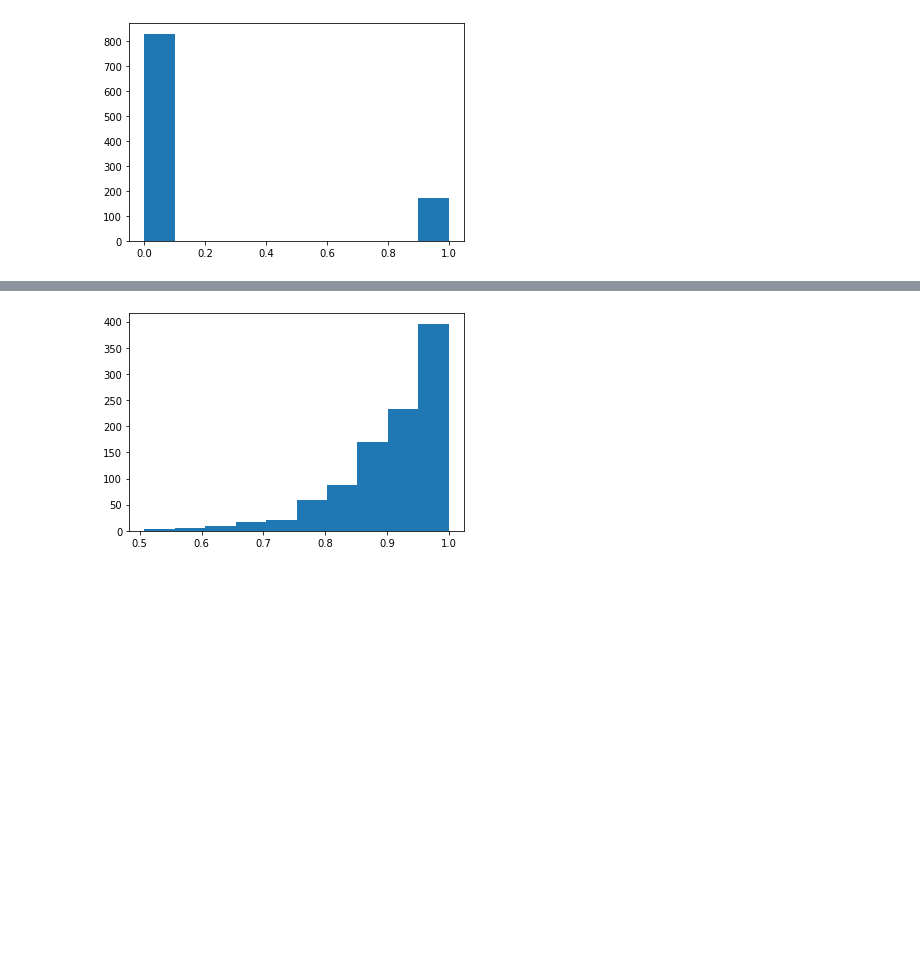
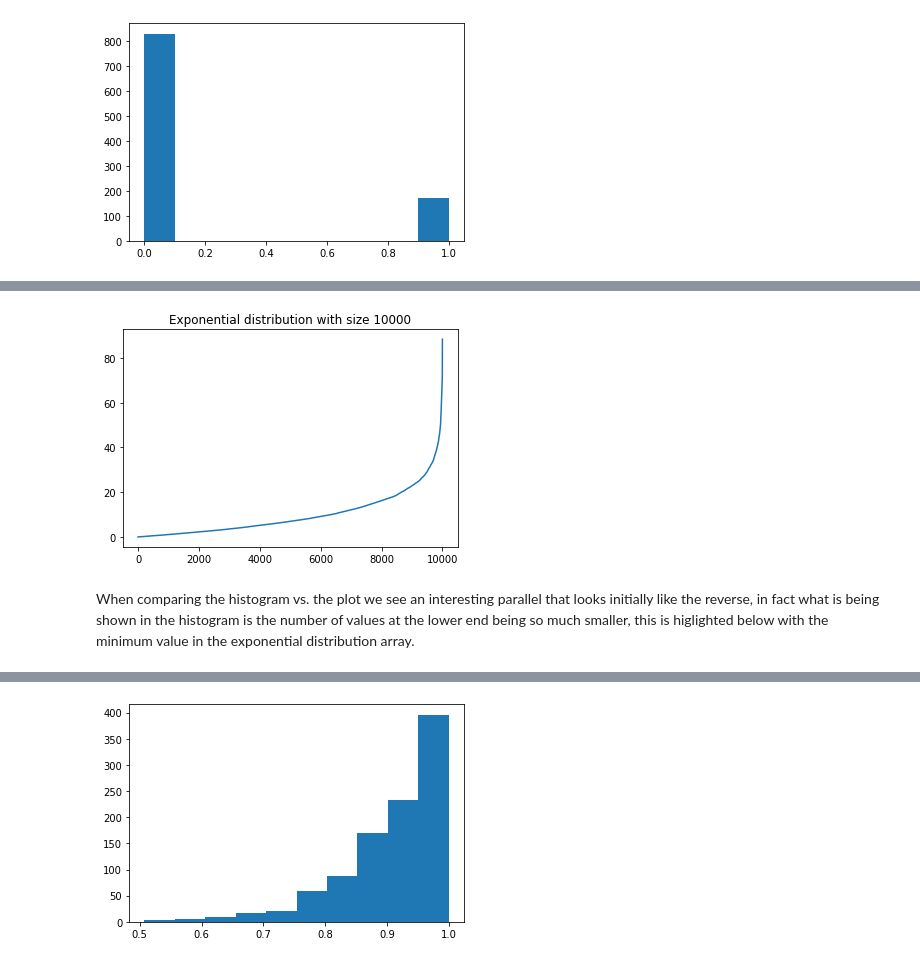
Before and after one commit to itskeithstudent/Programming-for-Data-Analysis-52465-Assignment, a Jupyter notebook: numpy_random.ipynb, the cells around one changed output, grey strips where cells are left out. Saved outputs shown, nothing was run; the diff lists cells and outputs as text; code cells hidden in the pictures; blank space fills up the shorter version.

Commit message:
Update example for exponential distributions and update markdown text describing it

```diff
--- a/numpy_random.ipynb
+++ b/numpy_random.ipynb
@@ -379,0 +397,10 @@ plt.hist(bin_dice_roll);
+# %%
+exp_dist_array = rng.exponential(scale=10, size=10000)
+#to plot the array with a line plot, first need to sort it, otherwise line will go all over
+exp_dist_array.sort()
+plt.plot(exp_dist_array)
+plt.title('Exponential distribution with size 10000');
+# %% [output]
+[figure, added]
+# %% [markdown]
+When comparing the histogram vs. the plot we see an interesting parallel that looks initially like the reverse, in fact what is being shown in the histogram is the number of values at the lower end being so much smaller, this is higlighted below with the minimum value in the exponential distribution array.
```
Also changed, not shown: parts of 18 cells of this notebook.
